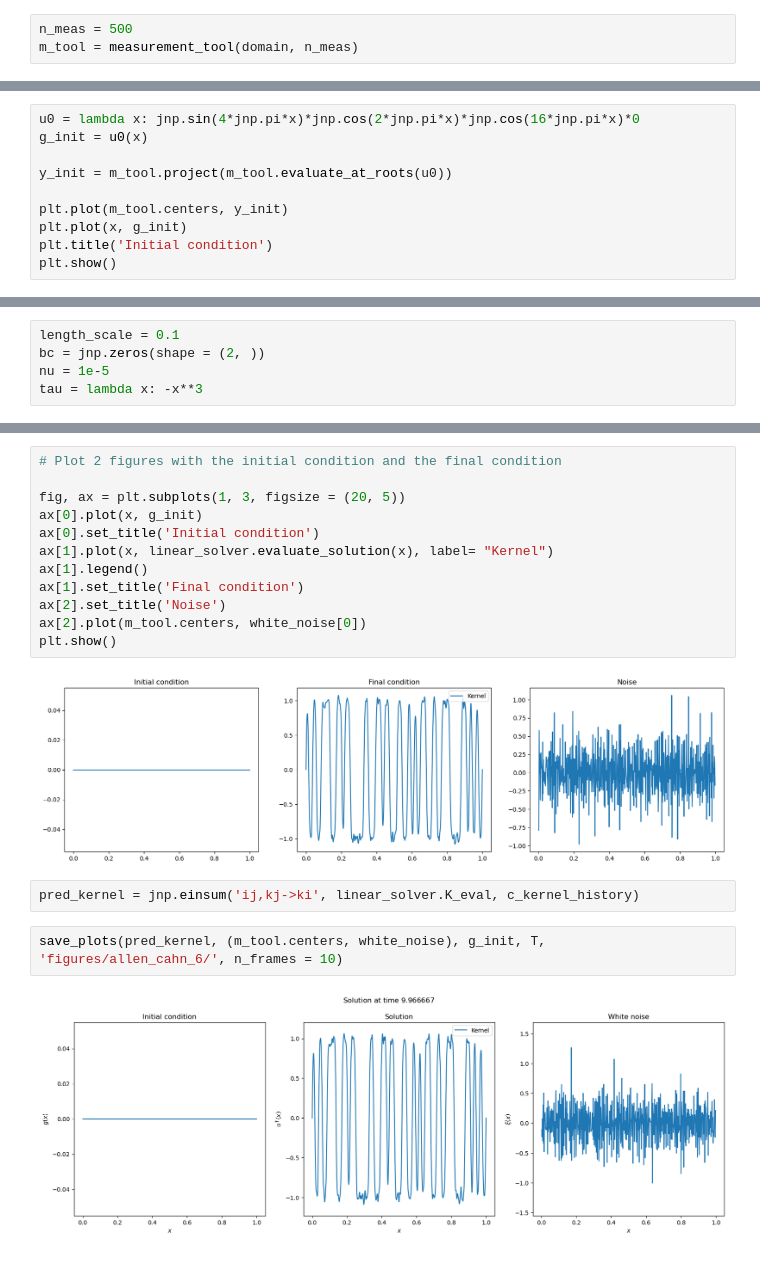
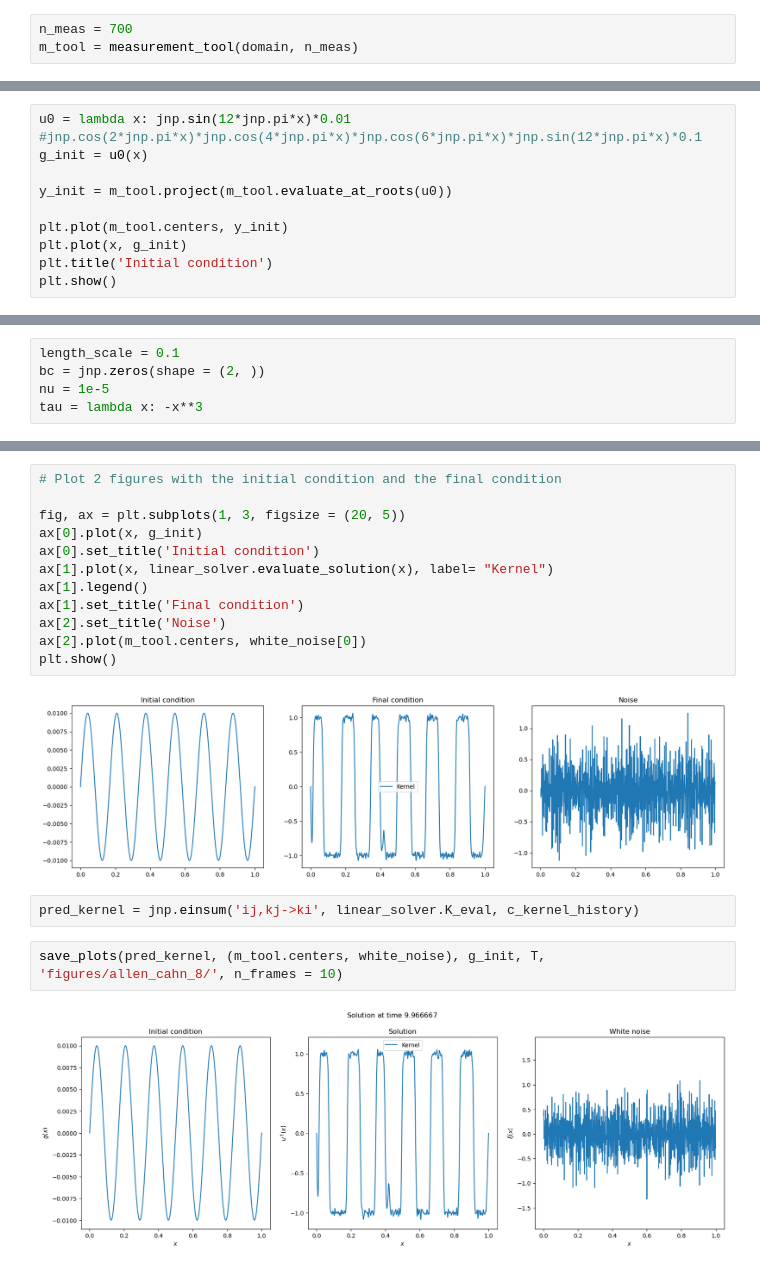
Before and after one commit to MatthieuDarcy/Kernel-NeuralNetworks-SPDEs, a Jupyter notebook: solving_elliptic/semilinear_time_dependent.ipynb, the cells around one changed output, grey strips where cells are left out. Cells and saved outputs as stored; diff of their text form.

```diff
--- a/solving_elliptic/semilinear_time_dependent.ipynb
+++ b/solving_elliptic/semilinear_time_dependent.ipynb
@@ -127,12 +127,12 @@ boundary = jnp.array([[lower, upper]]).T
 boundary_conditions = jnp.zeros(shape = (2, )) # Dirichlet boundary conditions
 domain = jnp.array([lower, upper])
 # %%
-n_meas = 500
+n_meas = 700
 m_tool = measurement_tool(domain, n_meas)
 # %% [markdown]
 # Initial condition
 # %%
-u0 = lambda x: jnp.sin(4*jnp.pi*x)*jnp.cos(2*jnp.pi*x)*jnp.cos(16*jnp.pi*x)*0
+u0 = lambda x: jnp.sin(12*jnp.pi*x)*0.01 #jnp.cos(2*jnp.pi*x)*jnp.cos(4*jnp.pi*x)*jnp.cos(6*jnp.pi*x)*jnp.sin(12*jnp.pi*x)*0.1
 g_init = u0(x)
 
 y_init = m_tool.project(m_tool.evaluate_at_roots(u0))
@@ -234,10 +234,10 @@ ax[2].set_title('Noise')
 ax[2].plot(m_tool.centers, white_noise[0])
 plt.show()
 # %% [output]
-[figure, old version]
+[figure, new version]
 # %%
 pred_kernel = jnp.einsum('ij,kj->ki', linear_solver.K_eval, c_kernel_history)
 # %%
-save_plots(pred_kernel, (m_tool.centers, white_noise), g_init, T, 'figures/allen_cahn_6/', n_frames = 10)
+save_plots(pred_kernel, (m_tool.centers, white_noise), g_init, T, 'figures/allen_cahn_8/', n_frames = 10)
 # %% [output]
-[figure, old version]
+[figure, new version]
```
Also changed, not shown: parts of 3 cells of this notebook.
